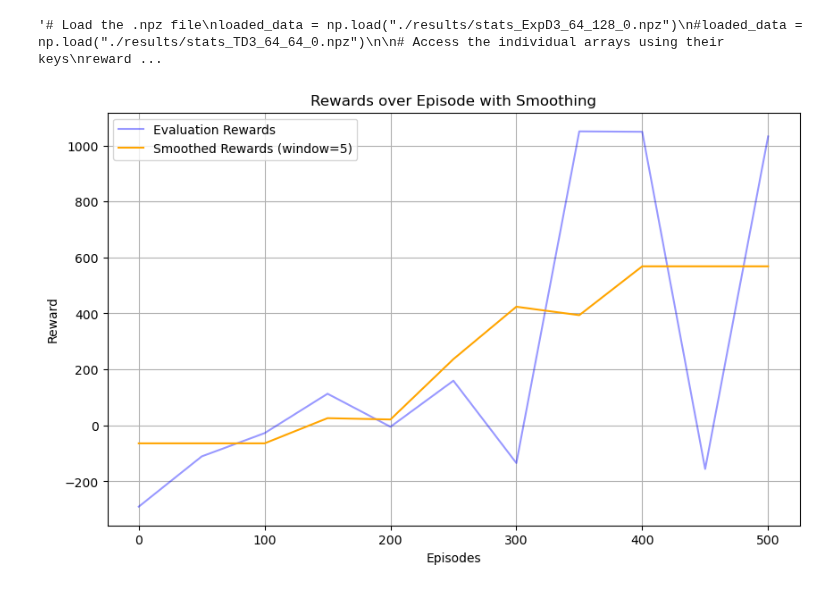
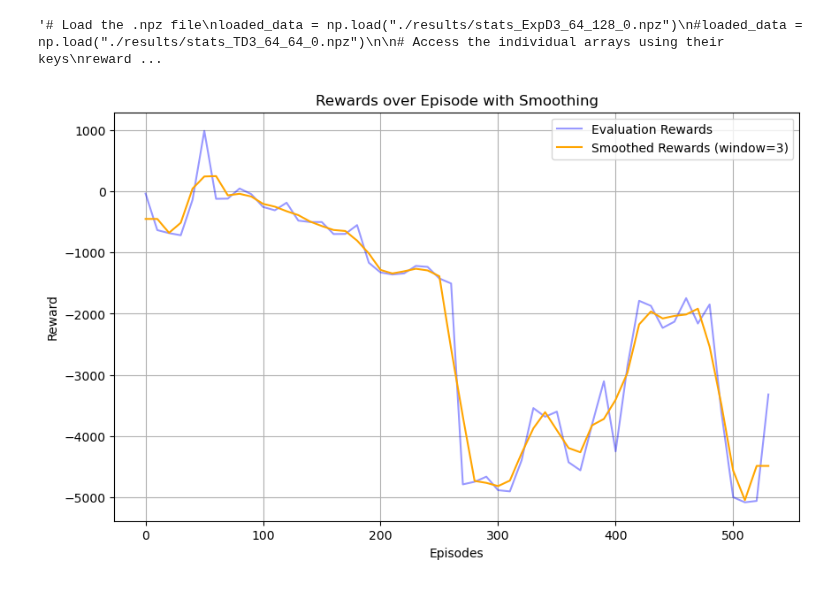
Before and after one commit to turcato-niccolo/test_turtlebot, a Jupyter notebook: results_gazebo.ipynb, the cells around one changed output. Drawn from its saved outputs; the diff is of its cells as text; code cells hidden in the pictures.

```diff
--- a/results_gazebo.ipynb
+++ b/results_gazebo.ipynb
@@ -281,28 +281,28 @@ plt.show()'''
 '# Load the .npz file\nloaded_data = np.load("./results/stats_ExpD3_64_128_0.npz")\n#loaded_data = np.load("./results/stats_TD3_64_64_0.npz")\n\n# Access the individual arrays using their keys\nreward ...
 # %%
 # Load the data
-loaded_data = np.load("./results/eval_ExpD3_256_256_0.npz")
+loaded_data = np.load("./results/eval_TD3_256_256_0.npz")
 rewards = loaded_data['Evaluation_Reward_List']
 
 # Smoothing with padding to match lengths
-window_size = 5
+window_size = 3
 smoothed_rewards = np.convolve(rewards, np.ones(window_size)/window_size, mode='valid')
 padded_rewards = np.pad(smoothed_rewards, (window_size // 2, window_size - window_size // 2 - 1), mode='edge')
 
 # Plot the rewards
 plt.figure(figsize=(10, 6))
-evaluation_steps = np.arange(len(rewards)) * 50
+evaluation_steps = np.arange(len(rewards)) * 10
 
 plt.plot(evaluation_steps, rewards, label="Evaluation Rewards", color='blue', alpha=0.4)
-plt.plot(evaluation_steps, padded_rewards, label="Smoothed Rewards (window=5)", color='orange')
+plt.plot(evaluation_steps, padded_rewards, label="Smoothed Rewards (window=3)", color='orange')
 
 # Add labels, title, and legend
 plt.xlabel("Episodes")
 plt.ylabel("Reward")
 plt.title("Rewards over Episode with Smoothing")
 plt.legend()
 plt.grid(True)
 
 plt.show()
 # %% [output]
-[figure, old version]
+[figure, new version]
```
Also changed, not shown: parts of 1 cell of this notebook, 1 other file.
